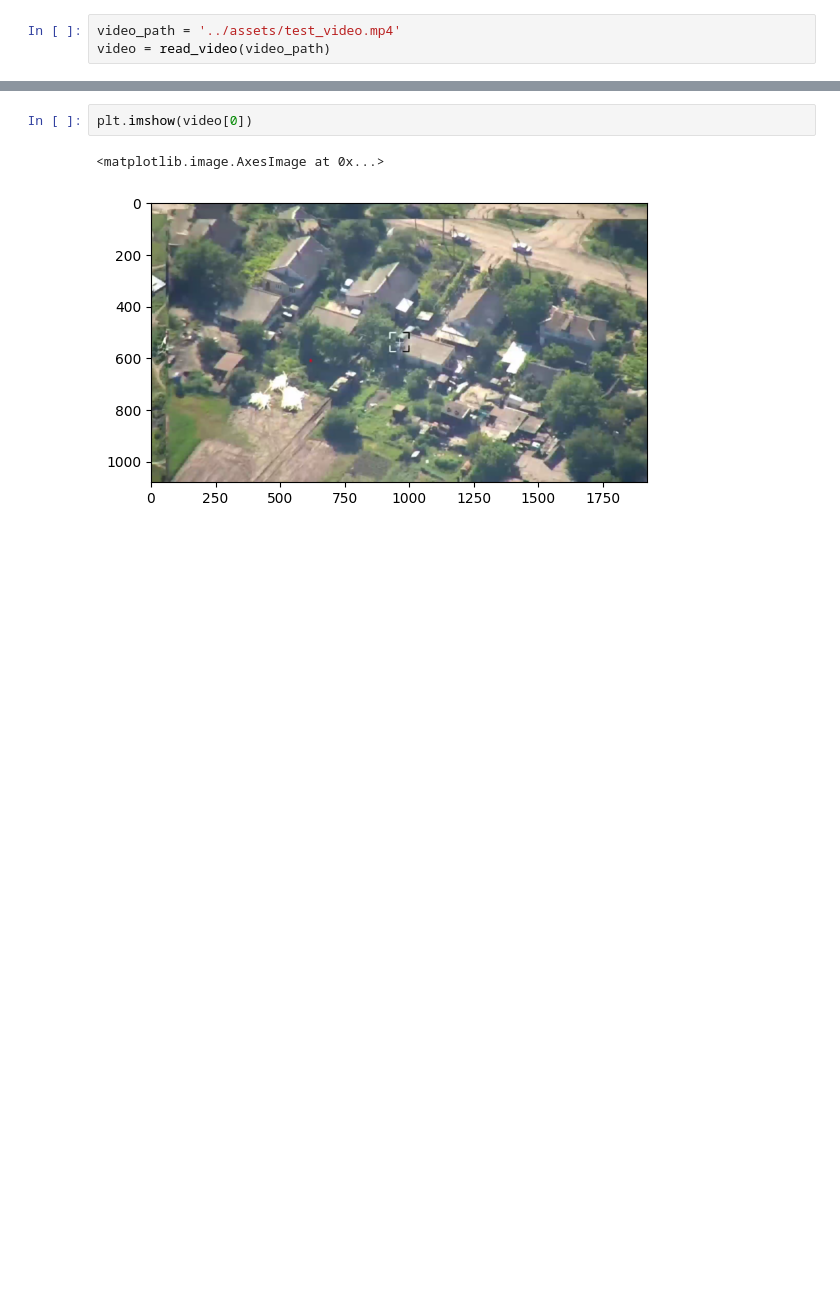
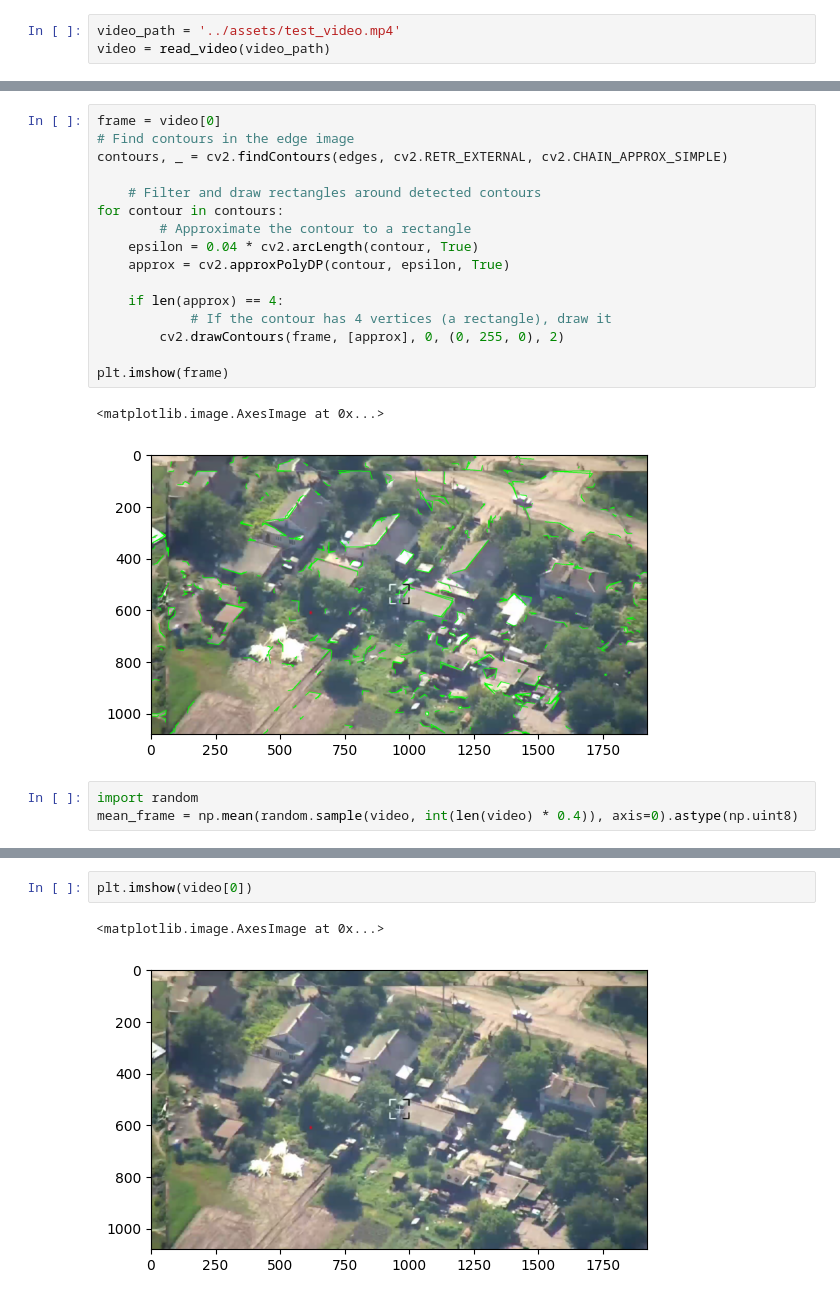
Before and after one commit to dieumerci7/OSD-Removal, a Jupyter notebook: notebooks/test.ipynb, the cells around one changed output, grey strips where cells are left out. Cells and saved outputs as stored; diff of their text form; blank space fills up the shorter version.

```diff
--- a/notebooks/test.ipynb
+++ b/notebooks/test.ipynb
@@ -41,0 +69,22 @@ video = read_video(video_path)
+# %%
+frame = video[0]
+# Find contours in the edge image
+contours, _ = cv2.findContours(edges, cv2.RETR_EXTERNAL, cv2.CHAIN_APPROX_SIMPLE)
+
+    # Filter and draw rectangles around detected contours
+for contour in contours:
+        # Approximate the contour to a rectangle
+    epsilon = 0.04 * cv2.arcLength(contour, True)
+    approx = cv2.approxPolyDP(contour, epsilon, True)
+
+    if len(approx) == 4:
+            # If the contour has 4 vertices (a rectangle), draw it
+        cv2.drawContours(frame, [approx], 0, (0, 255, 0), 2)
+
+plt.imshow(frame)
+# %% [output]
+<matplotlib.image.AxesImage at 0x...>
+[figure, added]
+# %%
+import random
+mean_frame = np.mean(random.sample(video, int(len(video) * 0.4)), axis=0).astype(np.uint8)
```
Also changed, not shown: parts of 9 cells of this notebook, 3 other files.
